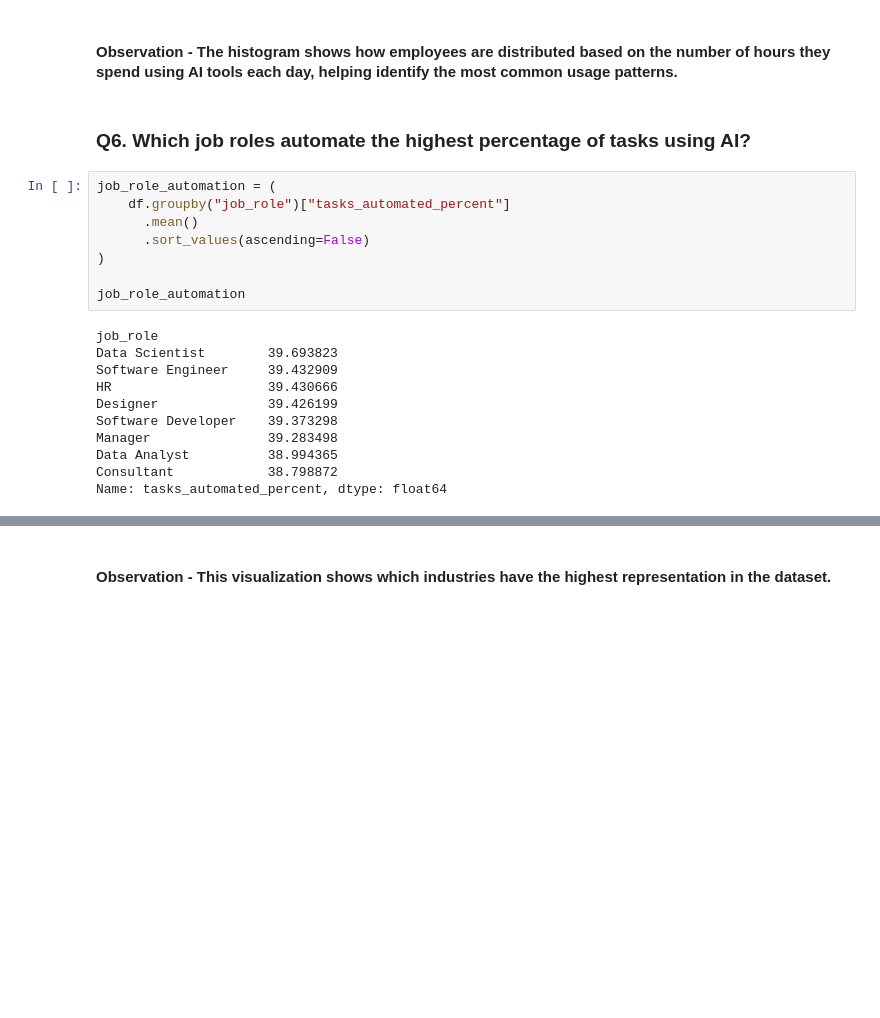
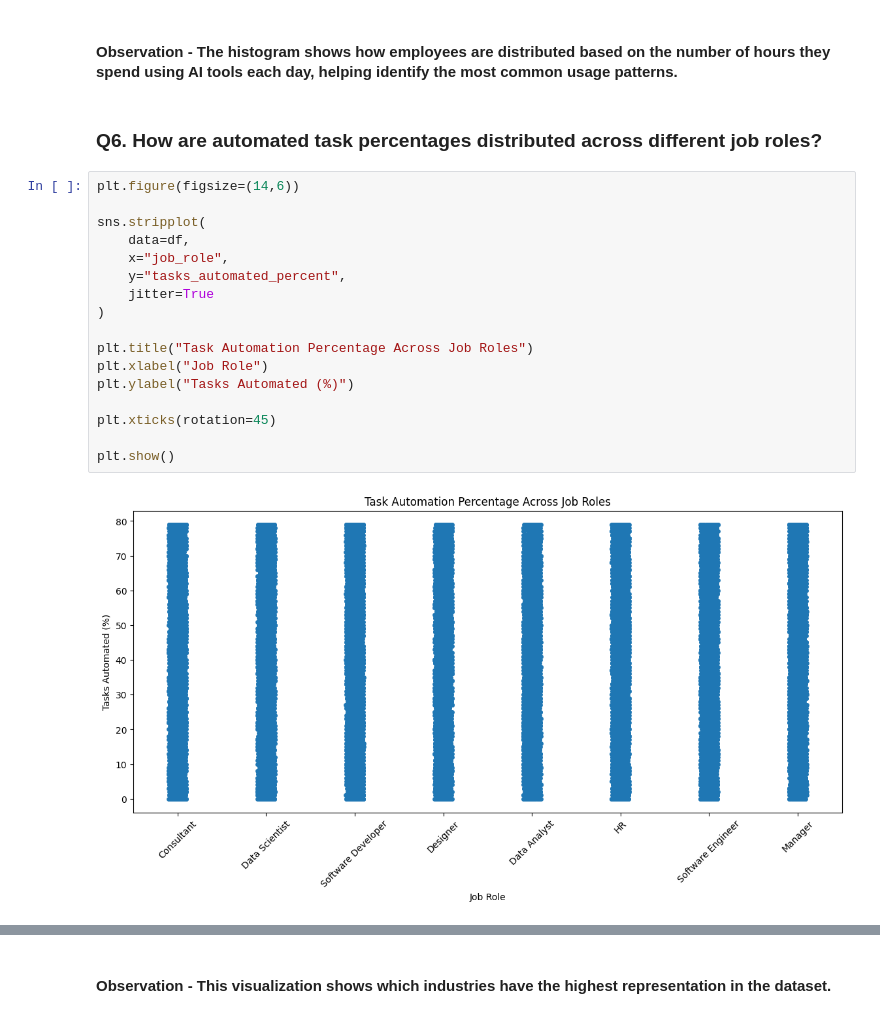
Before and after one commit to umang0015/AI-Tools-Usage-And-Productivity-Analysis, a Jupyter notebook: Project1-checkpoint.ipynb, the cells around one changed output, grey strips where cells are left out. Saved outputs shown, nothing was run; the diff lists cells and outputs as text; blank space fills up the shorter version.

```diff
--- a/Project1-checkpoint.ipynb
+++ b/Project1-checkpoint.ipynb
@@ -534,23 +534,23 @@ plt.show()
 # %% [markdown]
 #### Observation - The histogram shows how employees are distributed based on the number of hours they spend using AI tools each day, helping identify the most common usage patterns.
 # %% [markdown]
-### Q6. Which job roles automate the highest percentage of tasks using AI?
+### Q6. How are automated task percentages distributed across different job roles?
 # %%
-job_role_automation = (
-    df.groupby("job_role")["tasks_automated_percent"]
-      .mean()
-      .sort_values(ascending=False)
+plt.figure(figsize=(14,6))
+
+sns.stripplot(
+    data=df,
+    x="job_role",
+    y="tasks_automated_percent",
+    jitter=True
 )
 
-job_role_automation
+plt.title("Task Automation Percentage Across Job Roles")
+plt.xlabel("Job Role")
+plt.ylabel("Tasks Automated (%)")
+
+plt.xticks(rotation=45)
+
+plt.show()
 # %% [output]
-job_role
-Data Scientist        39.693823
-Software Engineer     39.432909
-HR                    39.430666
-Designer              39.426199
-Software Developer    39.373298
-Manager               39.283498
-Data Analyst          38.994365
-Consultant            38.798872
-Name: tasks_automated_percent, dtype: float64
+[figure, added]
```
Also changed, not shown: parts of 33 cells of this notebook.
